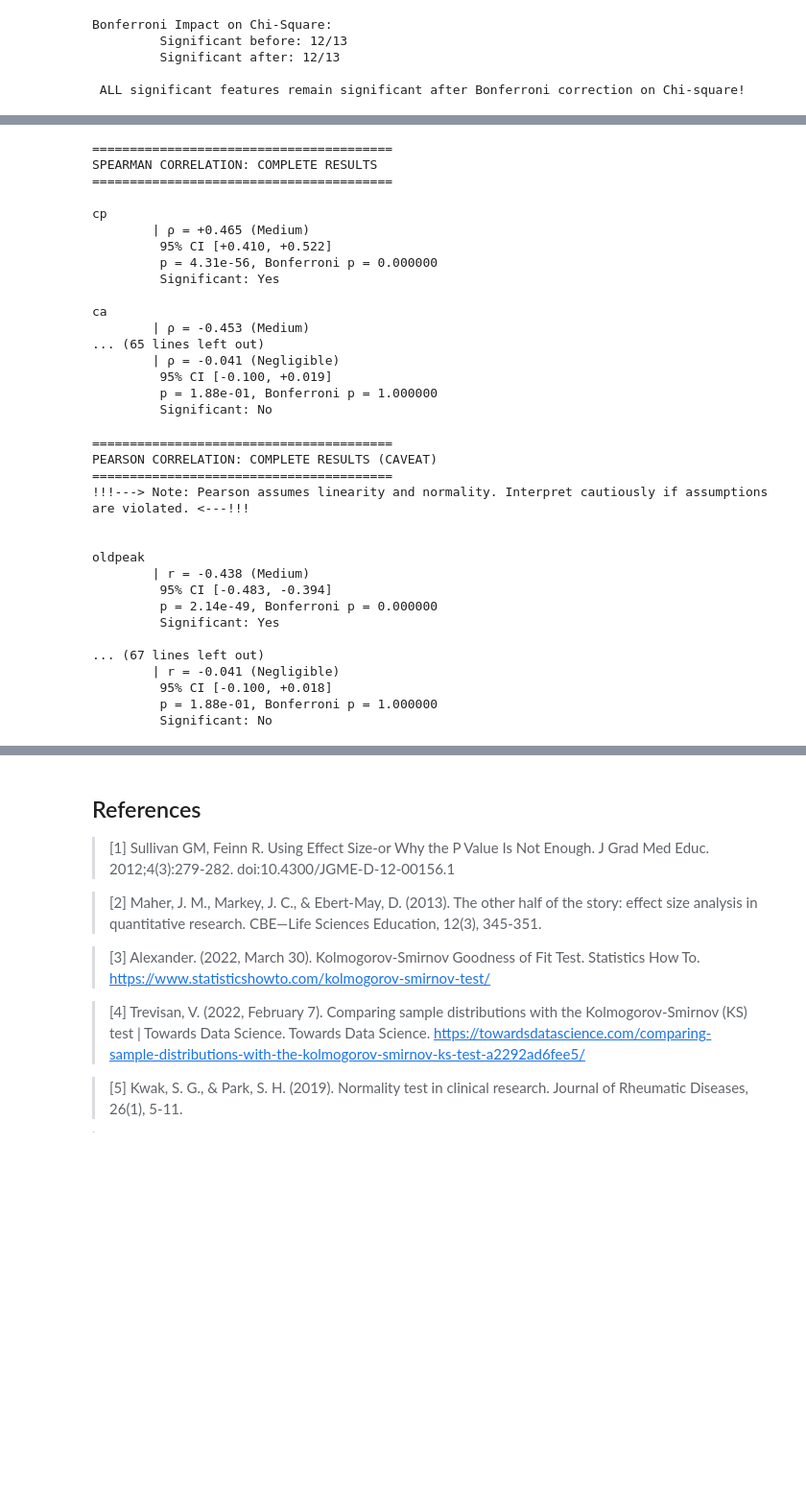
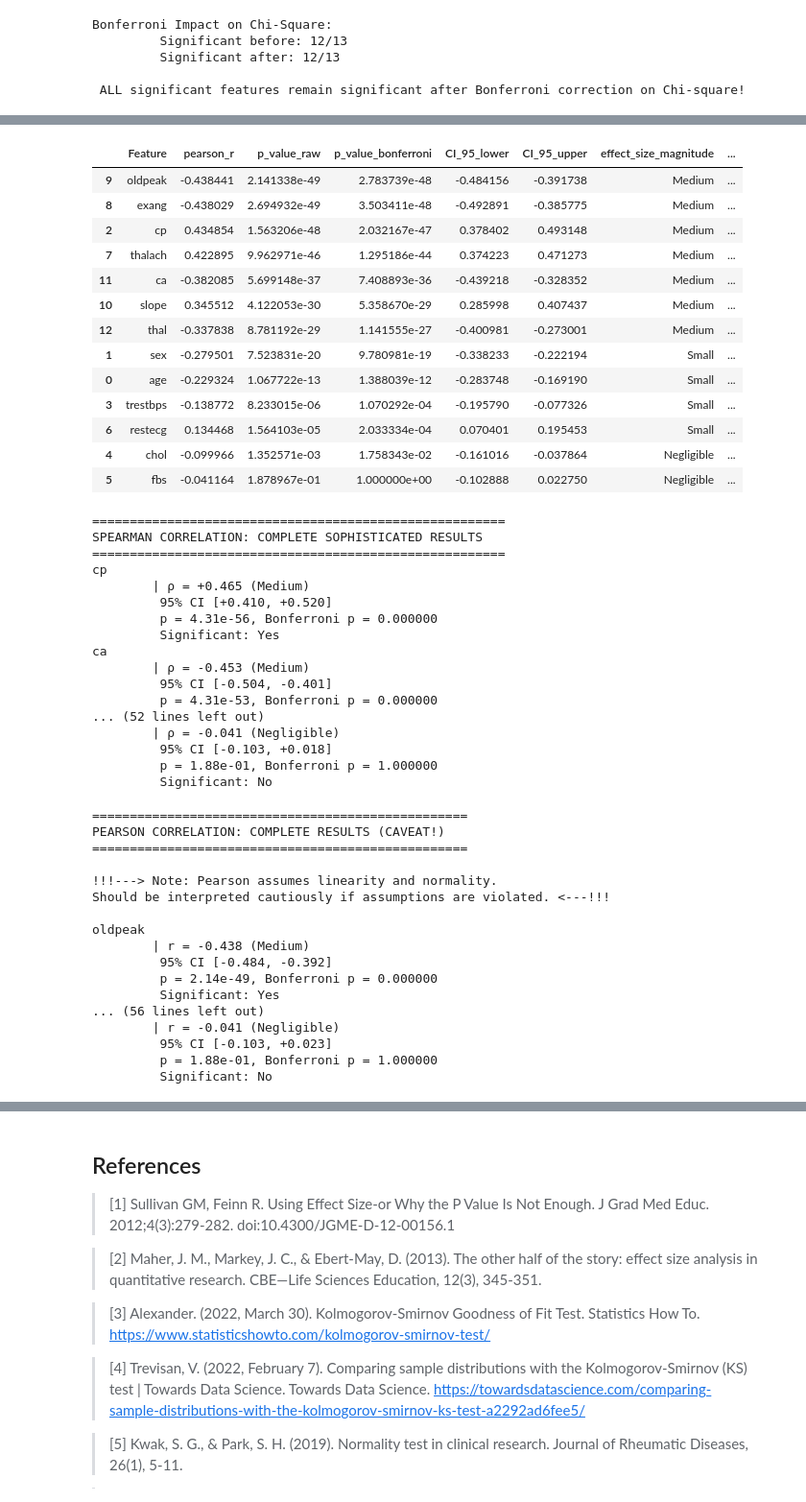
Before and after one commit to Mubashir42884/Research-Methodology-and-Statistics, a Jupyter notebook: notebooks/04_sophisticated_reproduction_STATS.ipynb, the cells around one changed output, grey strips where cells are left out. Shown at 96% size. Saved outputs shown, nothing was run; the diff lists cells and outputs as text; code cells hidden in the pictures; blank space fills up the shorter version.

```diff
--- a/notebooks/04_sophisticated_reproduction_STATS.ipynb
+++ b/notebooks/04_sophisticated_reproduction_STATS.ipynb
@@ -1990,7 +2007,7 @@ Bonferroni Impact on Chi-Square:
 # %%
 from scipy.stats import pearsonr, spearmanr
 
-def bootstrap_correlation_ci(x, y, method='spearman', n_bootstrap=1000, confidence=0.95):
+def bootstrap_correlation_ci(x, y, method, n_bootstrap=1000, confidence=0.95):
     # calculate bootstrap CI for correlation.
     correlations = []
     n = len(x)
@@ -2133,58 +2167,75 @@ pearson_sorted = pearson_sophisticated.sort_values('pearson_r', key=abs, ascendi
+# %%
+pearson_sorted
+# %% [output]
+|  | Feature | pearson_r | p_value_raw | p_value_bonferroni | CI_95_lower | CI_95_upper | effect_size_magnitude | ... |
+| 9 | oldpeak | -0.438441 | 2.141338e-49 | 2.783739e-48 | -0.484156 | -0.391738 | Medium | ... |
+| 8 | exang | -0.438029 | 2.694932e-49 | 3.503411e-48 | -0.492891 | -0.385775 | Medium | ... |
+| 2 | cp | 0.434854 | 1.563206e-48 | 2.032167e-47 | 0.378402 | 0.493148 | Medium | ... |
+| 7 | thalach | 0.422895 | 9.962971e-46 | 1.295186e-44 | 0.374223 | 0.471273 | Medium | ... |
+| 11 | ca | -0.382085 | 5.699148e-37 | 7.408893e-36 | -0.439218 | -0.328352 | Medium | ... |
+| 10 | slope | 0.345512 | 4.122053e-30 | 5.358670e-29 | 0.285998 | 0.407437 | Medium | ... |
+| 12 | thal | -0.337838 | 8.781192e-29 | 1.141555e-27 | -0.400981 | -0.273001 | Medium | ... |
+| 1 | sex | -0.279501 | 7.523831e-20 | 9.780981e-19 | -0.338233 | -0.222194 | Small | ... |
+| 0 | age | -0.229324 | 1.067722e-13 | 1.388039e-12 | -0.283748 | -0.169190 | Small | ... |
+| 3 | trestbps | -0.138772 | 8.233015e-06 | 1.070292e-04 | -0.195790 | -0.077326 | Small | ... |
+| 6 | restecg | 0.134468 | 1.564103e-05 | 2.033334e-04 | 0.070401 | 0.195453 | Small | ... |
+| 4 | chol | -0.099966 | 1.352571e-03 | 1.758343e-02 | -0.161016 | -0.037864 | Negligible | ... |
+| 5 | fbs | -0.041164 | 1.878967e-01 | 1.000000e+00 | -0.102888 | 0.022750 | Negligible | ... |
 # %%
-print("\n" + "="*40)
-print("SPEARMAN CORRELATION: COMPLETE RESULTS")
-print("="*40)
+print("\n" + "="*55)
+print("SPEARMAN CORRELATION: COMPLETE SOPHISTICATED RESULTS")
+print("="*55)
 
 for _, row in spearman_sorted.iterrows():
-    print(f"\n{row['Feature']}\n\t| ρ = {row['spearman_rho']:+.3f} ({row['effect_size_magnitude']})")
+    print(f"{row['Feature']}\n\t| ρ = {row['spearman_rho']:+.3f} ({row['effect_size_magnitude']})")
     print(f"\t 95% CI [{row['CI_95_lower']:+.3f}, {row['CI_95_upper']:+.3f}]")
     print(f"\t p = {row['p_value_raw']:.2e}, Bonferroni p = {row['p_value_bonferroni']:.6f}")
     print(f"\t Significant: {row['significant_bonferroni']}")
 # %% [output]
-========================================
-SPEARMAN CORRELATION: COMPLETE RESULTS
-========================================
-
+=======================================================
+SPEARMAN CORRELATION: COMPLETE SOPHISTICATED RESULTS
+=======================================================
 cp
         | ρ = +0.465 (Medium)
-         95% CI [+0.410, +0.522]
+         95% CI [+0.410, +0.520]
          p = 4.31e-56, Bonferroni p = 0.000000
          Significant: Yes
-
 ca
         | ρ = -0.453 (Medium)
-... (65 lines left out)
+         95% CI [-0.504, -0.401]
+         p = 4.31e-53, Bonferroni p = 0.000000
+... (52 lines left out)
         | ρ = -0.041 (Negligible)
-         95% CI [-0.100, +0.019]
+         95% CI [-0.103, +0.018]
          p = 1.88e-01, Bonferroni p = 1.000000
          Significant: No
 # %%
-print("\n" + "="*40)
-print("PEARSON CORRELATION: COMPLETE RESULTS (CAVEAT)")
-print("="*40)
-print("!!!---> Note: Pearson assumes linearity and normality. Interpret cautiously if assumptions are violated. <---!!!\n")
+print("\n" + "="*50)
+print("PEARSON CORRELATION: COMPLETE RESULTS (CAVEAT!)")
+print("="*50)
+print("\n!!!---> Note: Pearson assumes linearity and normality. \nShould be interpreted cautiously if assumptions are violated. <---!!!\n")
 
 for _, row in pearson_sorted.iterrows():
-    print(f"\n{row['Feature']}\n\t| r = {row['pearson_r']:+.3f} ({row['effect_size_magnitude']})")
+    print(f"{row['Feature']}\n\t| r = {row['pearson_r']:+.3f} ({row['effect_size_magnitude']})")
     print(f"\t 95% CI [{row['CI_95_lower']:+.3f}, {row['CI_95_upper']:+.3f}]")
     print(f"\t p = {row['p_value_raw']:.2e}, Bonferroni p = {row['p_value_bonferroni']:.6f}")
     print(f"\t Significant: {row['significant_bonferroni']}")
 # %% [output]
-========================================
-PEARSON CORRELATION: COMPLETE RESULTS (CAVEAT)
-========================================
-!!!---> Note: Pearson assumes linearity and normality. Interpret cautiously if assumptions are violated. <---!!!
+==================================================
+PEARSON CORRELATION: COMPLETE RESULTS (CAVEAT!)
+==================================================
 
+!!!---> Note: Pearson assumes linearity and normality.
+Should be interpreted cautiously if assumptions are violated. <---!!!
 
 oldpeak
         | r = -0.438 (Medium)
-         95% CI [-0.483, -0.394]
+         95% CI [-0.484, -0.392]
          p = 2.14e-49, Bonferroni p = 0.000000
          Significant: Yes
-
-... (67 lines left out)
+... (56 lines left out)
         | r = -0.041 (Negligible)
-         95% CI [-0.100, +0.018]
+         95% CI [-0.103, +0.023]
          p = 1.88e-01, Bonferroni p = 1.000000
          Significant: No
 # %%
```
Also changed, not shown: parts of 22 cells of this notebook, 4 other files.
